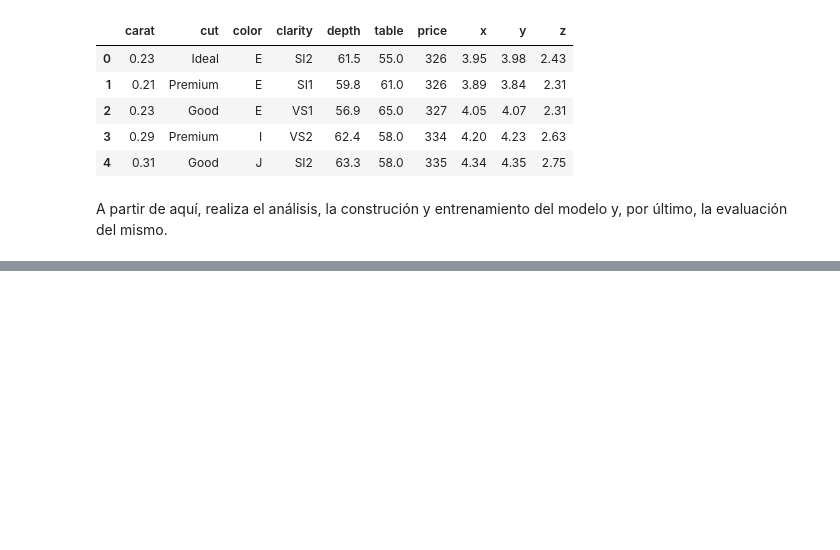
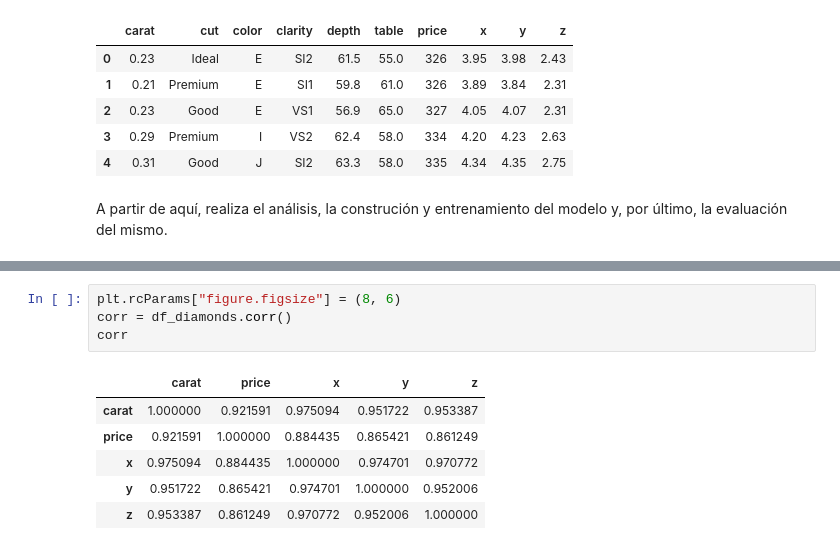
Before and after one commit to jmrodriguez2552/CEDAPY_25_26, a Jupyter notebook: ANALISIS_DATOS_PYTHON/NOTEBOOKS/MACHINE_LEARNING/02_RegresionLineal.ipynb, the cells around one changed output, grey strips where cells are left out. Drawn from its saved outputs; the diff is of its cells as text; blank space fills up the shorter version.

```diff
--- a/ANALISIS_DATOS_PYTHON/NOTEBOOKS/MACHINE_LEARNING/02_RegresionLineal.ipynb
+++ b/ANALISIS_DATOS_PYTHON/NOTEBOOKS/MACHINE_LEARNING/02_RegresionLineal.ipynb
@@ -675,0 +711,11 @@ A partir de aquí, realiza el análisis, la construción y entrenamiento del mod
+# %%
+plt.rcParams["figure.figsize"] = (8, 6)
+corr = df_diamonds.corr()
+corr
+# %% [output]
+|  | carat | price | x | y | z |
+| carat | 1.000000 | 0.921591 | 0.975094 | 0.951722 | 0.953387 |
+| price | 0.921591 | 1.000000 | 0.884435 | 0.865421 | 0.861249 |
+| x | 0.975094 | 0.884435 | 1.000000 | 0.974701 | 0.970772 |
+| y | 0.951722 | 0.865421 | 0.974701 | 1.000000 | 0.952006 |
+| z | 0.953387 | 0.861249 | 0.970772 | 0.952006 | 1.000000 |
```
Also changed, not shown: parts of 11 cells of this notebook.
